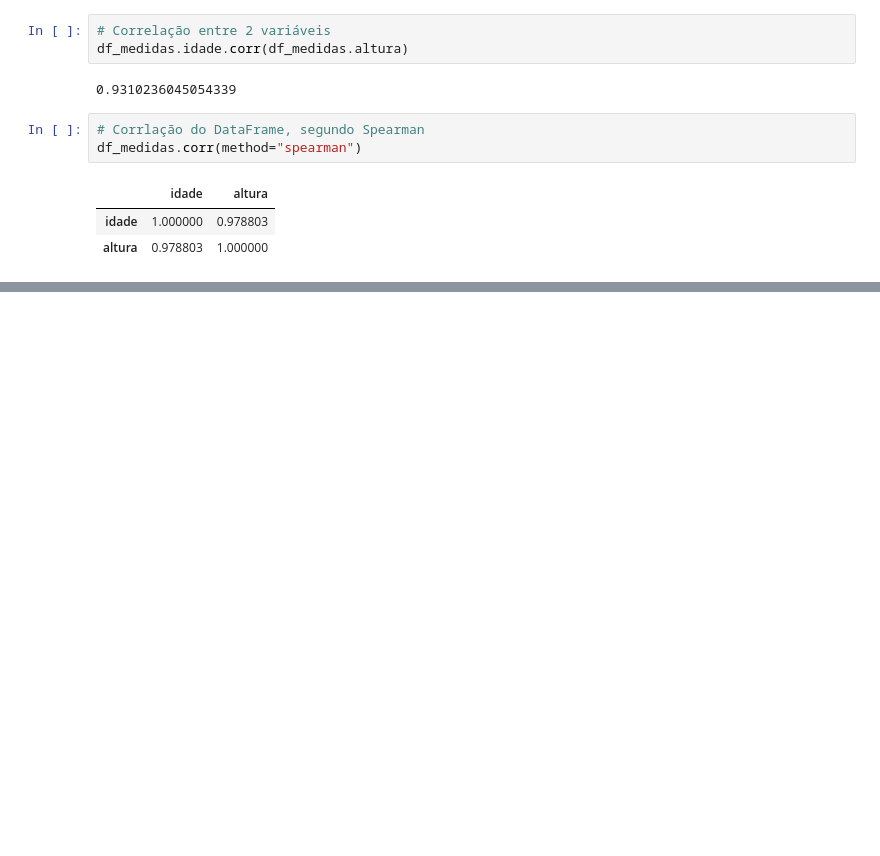
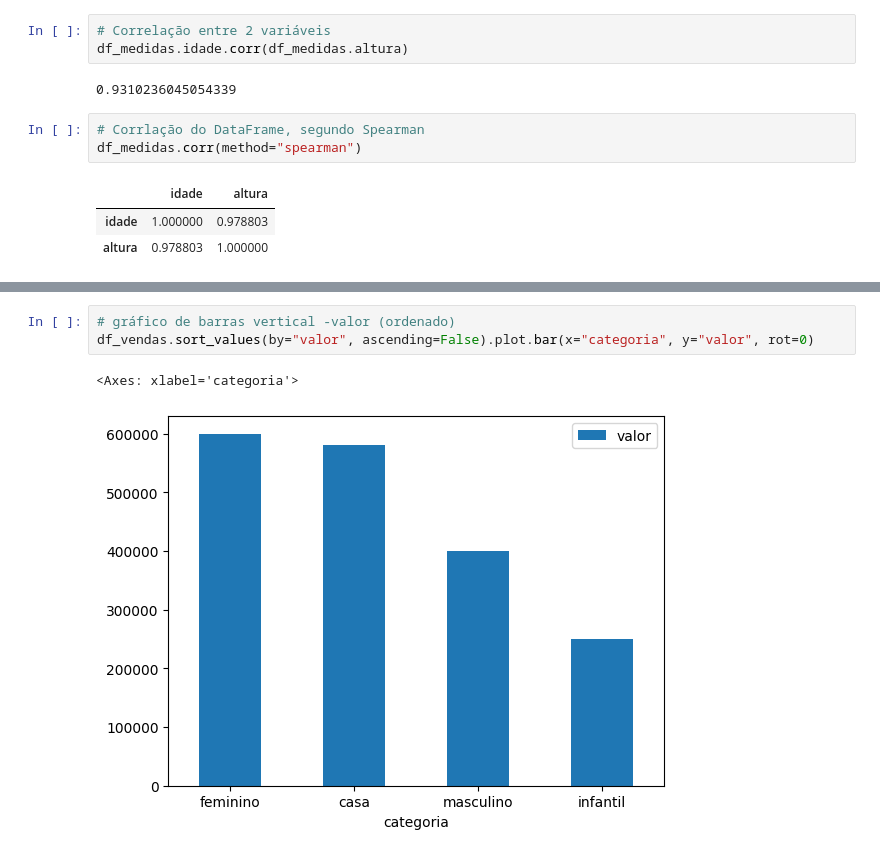
Before and after one commit to Tamicktom/estatistica_devs, a Jupyter notebook: estatistica_devs.ipynb, the cells around one changed output, grey strips where cells are left out. Drawn from its saved outputs; the diff is of its cells as text; blank space fills up the shorter version.

```diff
--- a/estatistica_devs.ipynb
+++ b/estatistica_devs.ipynb
@@ -141,0 +172,6 @@ df_medidas.corr(method="spearman")
+# %%
+# gráfico de barras vertical -valor (ordenado)
+df_vendas.sort_values(by="valor", ascending=False).plot.bar(x="categoria", y="valor", rot=0)
+# %% [output]
+<Axes: xlabel='categoria'>
+[figure, added]
```
Also changed, not shown: parts of 10 cells of this notebook.
